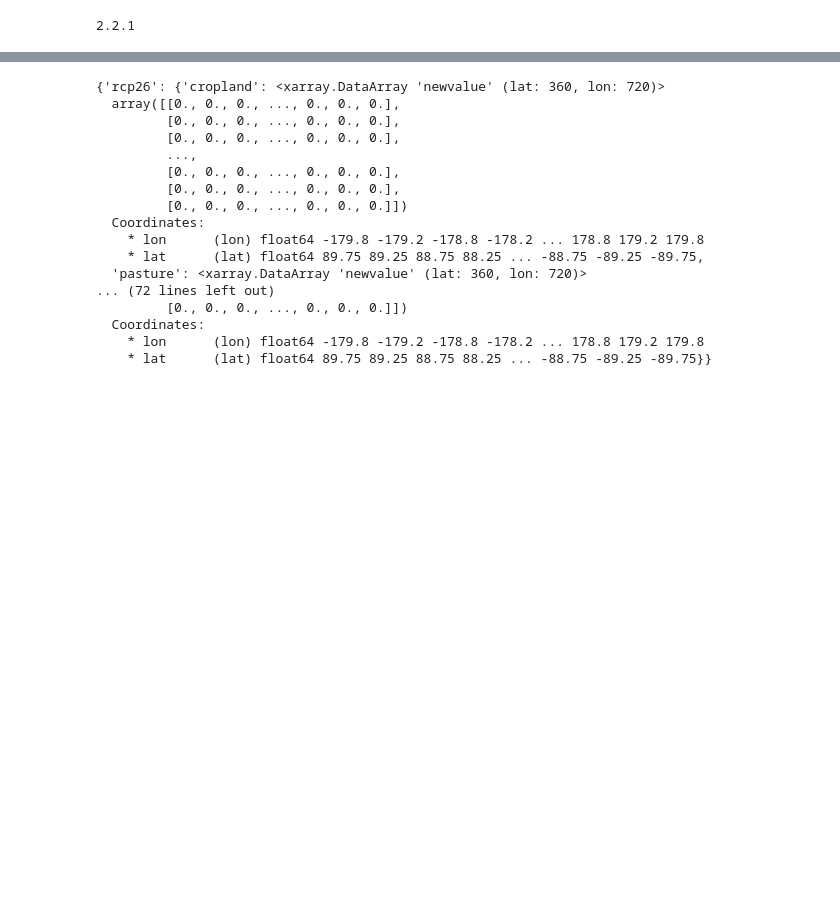
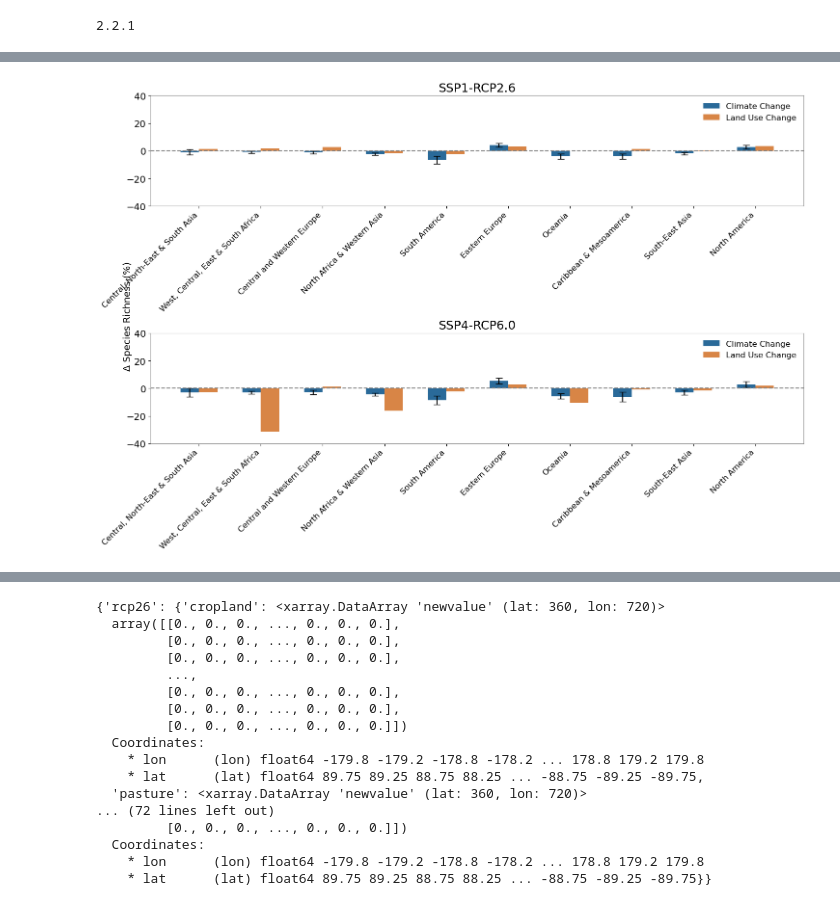
Before and after one commit to wyssacademy-unibe-ch/climate_Hari_etal_BioscenComb, a Jupyter notebook: functions/figures/code/key_fig_3.ipynb, the cells around one changed output, grey strips where cells are left out. Drawn from its saved outputs; the diff is of its cells as text; code cells hidden in the pictures; blank space fills up the shorter version.

```diff
--- a/functions/figures/code/key_fig_3.ipynb
+++ b/functions/figures/code/key_fig_3.ipynb
@@ -399,0 +402,73 @@ plt.show()
+# %%
+import matplotlib.pyplot as plt
+import numpy as np
+
+# Define the parameters for the bar plots
+width = 0.3  # Width of the bars
+scenarios = ["rcp26", "rcp60"]
+scenario_indices = {"rcp26": 'SSP1-RCP2.6', "rcp60": 'SSP4-RCP6.0'}
+regions = ["Central, North-East & South Asia", "West, Central, East & South Africa",
+           "Central and Western Europe", "North Africa & Western Asia",
+           "South America", "Eastern Europe", "Oceania",
+           "Caribbean & Mesoamerica", "South-East Asia", "North America"]
+
+# Summary data from the provided table
+climate_change_data = {
+    "SSP1-RCP2.6": [-1.0, -0.8, -1.0, -2.4, -6.7, 4.1, -4.0, -4.0, -1.9, 2.6],
+    "SSP4-RCP6.0": [-2.9, -3.1, -2.8, -4.5, -8.6, 5.3, -5.7, -6.1, -3.1, 2.9]
+}
+climate_land_change_data = {
+    "SSP1-RCP2.6": [0.3, 1.0, 1.9, -4.1, -9.1, 7.3, -3.9, -2.7, -1.7, 6.2],
+    "SSP4-RCP6.0": [-5.5, -34.5, -1.6, -20.7, -10.9, 8.1, -16.2, -6.9, -4.7, 4.7]
+}
+# Uncertainty values for "Climate Change"
+climate_change_uncertainty = {
+    "SSP1-RCP2.6": [1.9, 0.9, 1.1, 0.9, 2.8, 1.4, 1.9, 1.9, 0.9, 1.4],
+    "SSP4-RCP6.0": [3.1, 1.1, 1.5, 1.1, 3.2, 2.0, 2.0, 3.5, 1.8, 2.0]
+}
+
+# Calculate Land Use Change as the difference between Climate and Land Use Change and Climate Change
+land_use_change_data = {
+    scenario: [
+        climate_land_change_data[scenario][i] - climate_change_data[scenario][i]
+        for i in range(len(regions))
+    ]
+    for scenario in scenario_indices.values()
+}
+
+# Define figure and axes for the matrix of plots (1 row for each scenario)
+fig, axes = plt.subplots(nrows=2, ncols=1, figsize=(15, 10))  # 2 rows for the two scenarios
+
+# Plot data for each scenario
+for j, scenario in enumerate(scenario_indices.keys()):
+    ax = axes[j]
+    climate_means = climate_change_data[scenario_indices[scenario]]
+    land_use_means = land_use_change_data[scenario_indices[scenario]]
+    uncertainty = climate_change_uncertainty[scenario_indices[scenario]]
+
+    # Create x positions
+    x = np.arange(len(regions))
+
+    # Plot Climate Change and Land Use Change values
+    ax.bar(x - width / 2, climate_means, width, label='Climate Change', color="#2a6a99", yerr=uncertainty, capsize=5)
+    ax.bar(x + width / 2, land_use_means, width, label='Land Use Change', color="#d88546")
+    ax.axhline(0, color='gray', linestyle='--')
+
+    # Set x-ticks and labels
+    ax.set_xticks(x)
+    ax.set_xticklabels(regions, rotation=45, ha='right', fontsize=12)
+    ax.set_title(f"{scenario_indices[scenario]}")
+    ax.set_ylim([-40, 40])  # Adjust y-axis limits as needed
+
+    # Add legend
+    ax.legend(frameon=False, fontsize=12)
+
+# Add y-axis label for the entire figure
+fig.text(0.05, 0.5, 'Δ Species Richness (%)', va='center', rotation='vertical', fontsize=14)
+
+# Adjust layout and save figure
+plt.tight_layout()
+plt.savefig("/storage/homefs/ch21o450/scripts/climate_Hari_etal_inprep/functions/figures/main_figures/Figure_Climate_vs_Land_Use_with_Uncertainty.png")
+plt.show()
+# %% [output]
+[figure, added]
```
Also changed, not shown: parts of 9 cells of this notebook, 59 other files.
